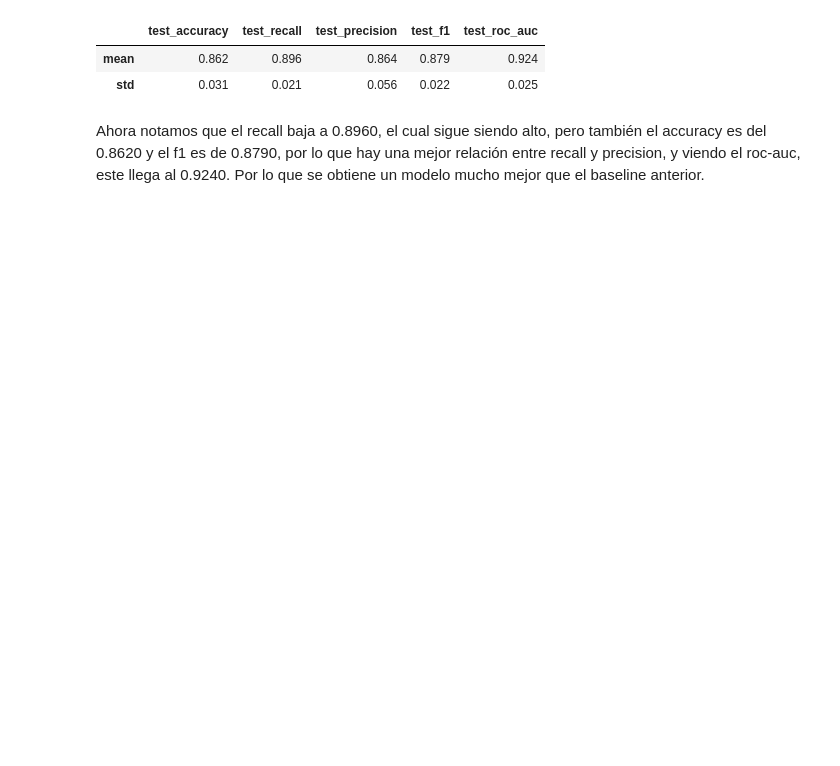
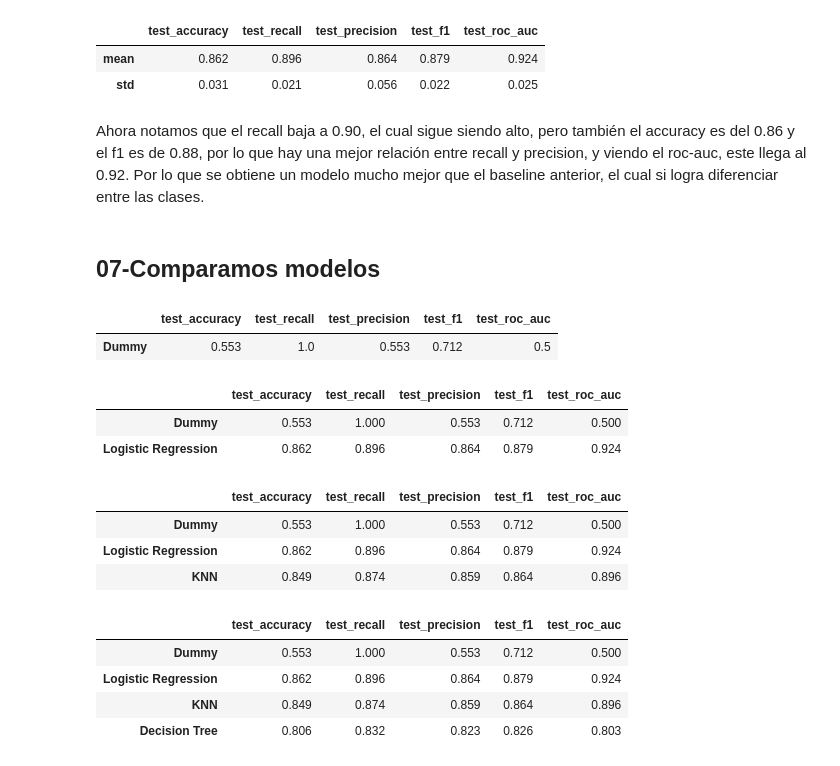
Before and after one commit to wawa1806/ML-heart-failure, a Jupyter notebook: notebooks/heart-failure.ipynb, the cells around one changed output. Drawn from its saved outputs; the diff is of its cells as text; code cells hidden in the pictures; blank space fills up the shorter version.

```diff
--- a/notebooks/heart-failure.ipynb
+++ b/notebooks/heart-failure.ipynb
@@ -489,4 +502,6 @@ pd.DataFrame(res_logreg).filter(like="test_").agg(["mean", "std"]).round(3)
 | mean | 0.862 | 0.896 | 0.864 | 0.879 | 0.924 |
 | std | 0.031 | 0.021 | 0.056 | 0.022 | 0.025 |
 # %% [markdown]
-Ahora notamos que el recall baja a 0.8960, el cual sigue siendo alto, pero también el accuracy es del 0.8620 y el f1 es de 0.8790, por lo que hay una mejor relación entre recall y precision, y viendo el roc-auc, este llega al 0.9240. Por lo que se obtiene un modelo mucho mejor que el baseline anterior.
+Ahora notamos que el recall baja a 0.90, el cual sigue siendo alto, pero también el accuracy es del 0.86 y el f1 es de 0.88, por lo que hay una mejor relación entre recall y precision, y viendo el roc-auc, este llega al 0.92. Por lo que se obtiene un modelo mucho mejor que el baseline anterior, el cual si logra diferenciar entre las clases.
+# %% [markdown]
+## 07-Comparamos modelos
@@ -492,0 +520,28 @@ Ahora notamos que el recall baja a 0.8960, el cual sigue siendo alto, pero tambi
+# %%
+evaluar("Dummy", DummyClassifier(strategy="most_frequent"))
+# %% [output]
+|  | test_accuracy | test_recall | test_precision | test_f1 | test_roc_auc |
+| Dummy | 0.553 | 1.0 | 0.553 | 0.712 | 0.5 |
+# %%
+evaluar("Logistic Regression", LogisticRegression())
+# %% [output]
+|  | test_accuracy | test_recall | test_precision | test_f1 | test_roc_auc |
+| Dummy | 0.553 | 1.000 | 0.553 | 0.712 | 0.500 |
+| Logistic Regression | 0.862 | 0.896 | 0.864 | 0.879 | 0.924 |
+# %%
+from sklearn.neighbors import KNeighborsClassifier
+evaluar("KNN", KNeighborsClassifier())
+# %% [output]
+|  | test_accuracy | test_recall | test_precision | test_f1 | test_roc_auc |
+| Dummy | 0.553 | 1.000 | 0.553 | 0.712 | 0.500 |
+| Logistic Regression | 0.862 | 0.896 | 0.864 | 0.879 | 0.924 |
+| KNN | 0.849 | 0.874 | 0.859 | 0.864 | 0.896 |
+# %%
+from sklearn.tree import DecisionTreeClassifier
+evaluar("Decision Tree", DecisionTreeClassifier(random_state=RANDOM_STATE))
+# %% [output]
+|  | test_accuracy | test_recall | test_precision | test_f1 | test_roc_auc |
+| Dummy | 0.553 | 1.000 | 0.553 | 0.712 | 0.500 |
+| Logistic Regression | 0.862 | 0.896 | 0.864 | 0.879 | 0.924 |
+| KNN | 0.849 | 0.874 | 0.859 | 0.864 | 0.896 |
+| Decision Tree | 0.806 | 0.832 | 0.823 | 0.826 | 0.803 |
```
Also changed, not shown: parts of 10 cells of this notebook.
